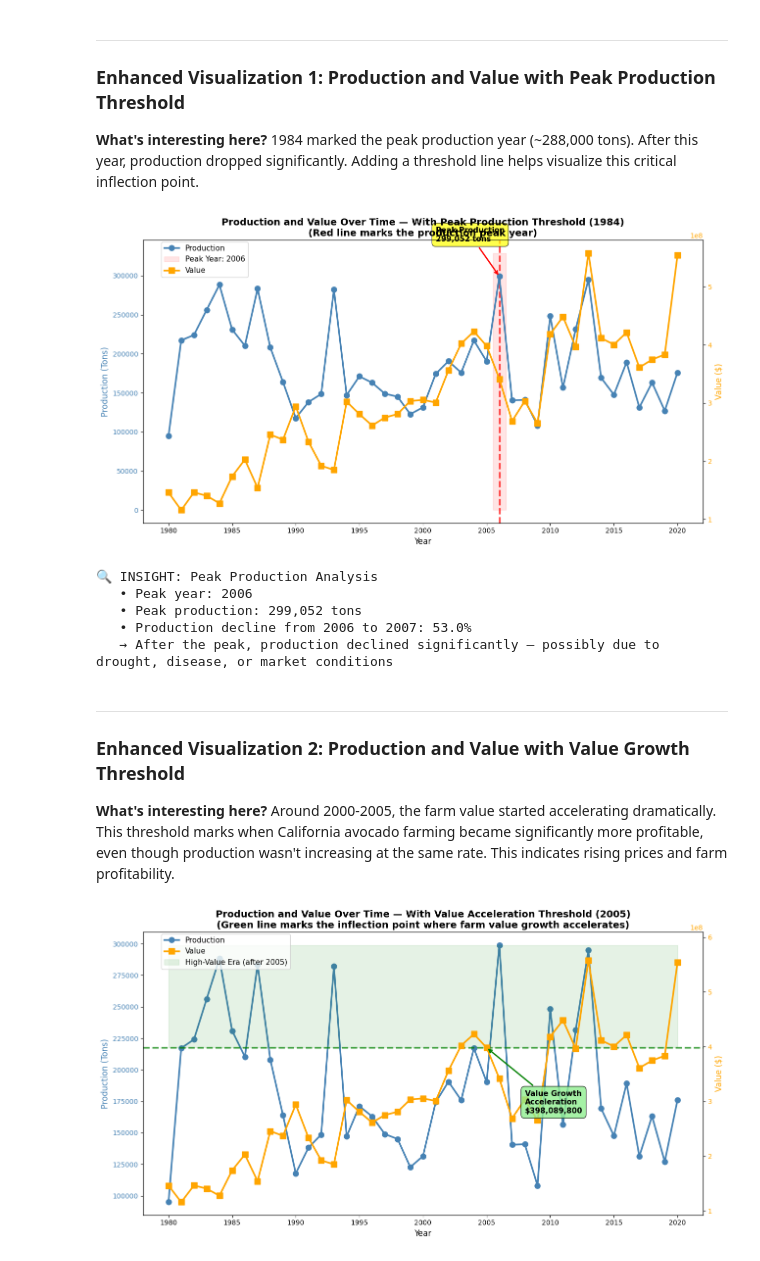
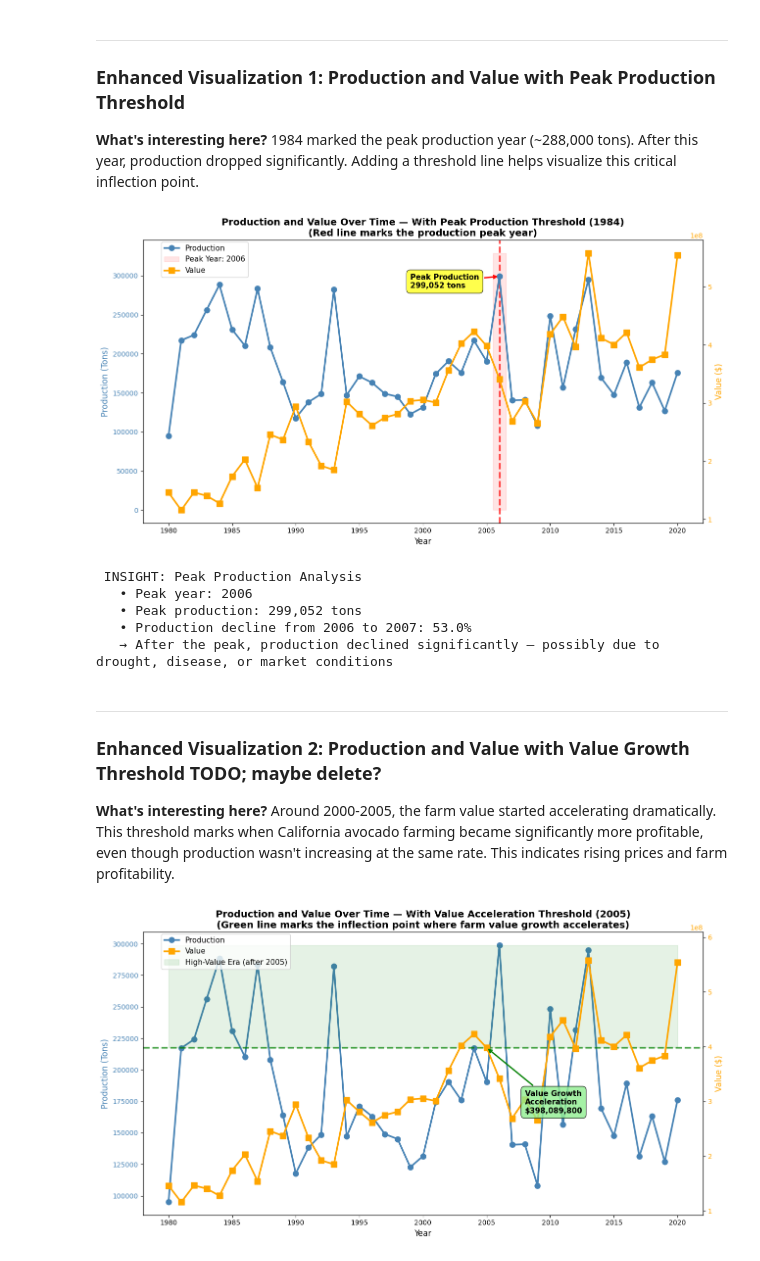
Before and after one commit to katrimik/avocado_vis, a Jupyter notebook: vis.ipynb, the cells around one changed output. Drawn from its saved outputs; the diff is of its cells as text; code cells hidden in the pictures.

```diff
--- a/vis.ipynb
+++ b/vis.ipynb
@@ -835,37 +835,37 @@ ax1.fill_between([peak_year - 0.5, peak_year + 0.5], 0, yearly['Production'].max
                   alpha=0.1, color='red', label=f'Peak Year: {int(peak_year)}')
 ax1.set_xlabel('Year', fontsize=12)
 ax1.set_ylabel('Production (Tons)', color='steelblue', fontsize=12)
 ax1.tick_params(axis='y', labelcolor='steelblue')
 
 # Add annotation
 ax1.annotate(f'Peak Production\n{peak_production:,.0f} tons',
-            xy=(peak_year, peak_production), xytext=(peak_year - 5, peak_production * 1.15),
+            xy=(peak_year, peak_production), xytext=(peak_year - 7, peak_production * 0.95),
             arrowprops=dict(arrowstyle='->', color='red', lw=2), fontsize=11, fontweight='bold',
             bbox=dict(boxstyle='round,pad=0.5', facecolor='yellow', alpha=0.7))
 
 # Dual axis for value
 ax2 = ax1.twinx()
 ax2.plot(yearly['Year'], yearly['Value'], marker='s', color='orange', linewidth=2.5,
          markersize=8, label='Value', zorder=2)
 ax2.set_ylabel('Value ($)', color='orange', fontsize=12)
 ax2.tick_params(axis='y', labelcolor='orange')
 
 plt.title('Production and Value Over Time — With Peak Production Threshold (1984)\n(Red line marks the production peak year)',
           fontsize=14, fontweight='bold')
 fig.legend(loc='upper left', bbox_to_anchor=(0.1, 0.92), fontsize=11)
 plt.tight_layout()
 plt.show()
 
-print(f"\n🔍 INSIGHT: Peak Production Analysis")
+print(f"\n INSIGHT: Peak Production Analysis")
 print(f"   • Peak year: {int(peak_year)}")
 print(f"   • Peak production: {peak_production:,.0f} tons")
 next_year_prod = yearly.loc[yearly['Year'] == peak_year + 1, 'Production'].values[0] if (peak_year + 1) in yearly['Year'].values else 0
 decline = ((peak_production - next_year_prod) / peak_production) * 100
 print(f"   • Production decline from {int(peak_year)} to {int(peak_year + 1)}: {decline:.1f}%")
 print(f"   → After the peak, production declined significantly — possibly due to drought, disease, or market conditions")
 # %% [output]
-[figure, old version]
+[figure, new version]
-🔍 INSIGHT: Peak Production Analysis
+ INSIGHT: Peak Production Analysis
    • Peak year: 2006
    • Peak production: 299,052 tons
    • Production decline from 2006 to 2007: 53.0%
@@ -873,7 +873,7 @@ print(f"   → After the peak, production declined significantly — possibly du
 # %% [markdown]
 ---
 
-### Enhanced Visualization 2: Production and Value with Value Growth Threshold
+### Enhanced Visualization 2: Production and Value with Value Growth Threshold TODO; maybe delete?
 **What's interesting here?** Around 2000-2005, the farm value started accelerating dramatically. This threshold marks when California avocado farming became significantly more profitable, even though production wasn't increasing at the same rate. This indicates rising prices and farm profitability.
 # %%
 # ANNOTATED PLOT 2: Mark the Value Acceleration Threshold (around 2005)
```
Also changed, not shown: parts of 6 cells of this notebook, 1 other file.
